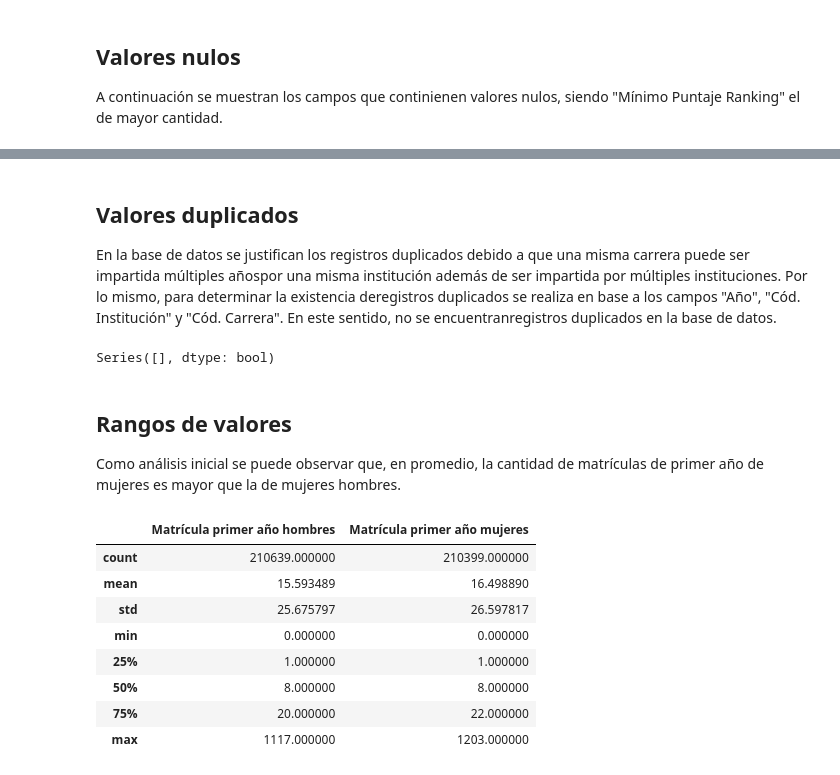
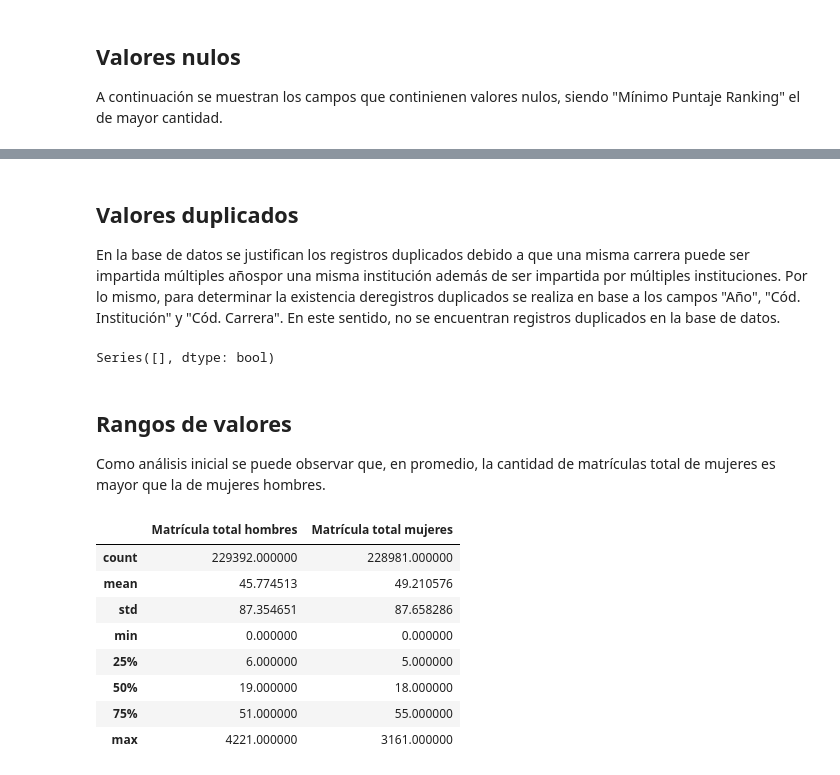
Before and after one commit to gabalvarezmc/proyecto-final, a Jupyter notebook: 01_Analisis_exploratorio.ipynb, the cells around one changed output, grey strips where cells are left out. Drawn from its saved outputs; the diff is of its cells as text; code cells hidden in the pictures.

Commit message:
Updated: 01_Analisis_exploratorio.ipynb, Created: 02_Limpieza_de_datos.ipynb

```diff
--- a/01_Analisis_exploratorio.ipynb
+++ b/01_Analisis_exploratorio.ipynb
@@ -134,6 +198,6 @@ dtype: int64
 # %% [markdown]
 ## Valores duplicados
-En la base de datos se justifican los registros duplicados debido a que una misma carrera puede ser impartida múltiples añospor una misma institución además de ser impartida por múltiples instituciones. Por lo mismo, para determinar la existencia deregistros duplicados se realiza en base a los campos "Año", "Cód. Institución" y "Cód. Carrera". En este sentido, no se encuentranregistros duplicados en la base de datos.
+En la base de datos se justifican los registros duplicados debido a que una misma carrera puede ser impartida múltiples añospor una misma institución además de ser impartida por múltiples instituciones. Por lo mismo, para determinar la existencia deregistros duplicados se realiza en base a los campos "Año", "Cód. Institución" y "Cód. Carrera". En este sentido, no se encuentran registros duplicados en la base de datos.
 # %%
 
 duplicated_rows = df.duplicated(subset=['Año', 'Cód. Institución', 'Cód. Carrera'])
@@ -143,17 +207,17 @@ duplicated_rows
 Series([], dtype: bool)
 # %% [markdown]
 ## Rangos de valores
-Como análisis inicial se puede observar que, en promedio, la cantidad de matrículas de primer año de mujeres es mayor que la de mujeres hombres.
+Como análisis inicial se puede observar que, en promedio, la cantidad de matrículas total de mujeres es mayor que la de mujeres hombres.
 # %%
-cols = ['Matrícula primer año hombres', 'Matrícula primer año mujeres']
+cols = ['Matrícula total hombres', 'Matrícula total mujeres']
 df[cols].describe()
 # %% [output]
-|  | Matrícula primer año hombres | Matrícula primer año mujeres |
-| count | 210639.000000 | 210399.000000 |
-| mean | 15.593489 | 16.498890 |
-| std | 25.675797 | 26.597817 |
+|  | Matrícula total hombres | Matrícula total mujeres |
+| count | 229392.000000 | 228981.000000 |
+| mean | 45.774513 | 49.210576 |
+| std | 87.354651 | 87.658286 |
 | min | 0.000000 | 0.000000 |
-| 25% | 1.000000 | 1.000000 |
-| 50% | 8.000000 | 8.000000 |
-| 75% | 20.000000 | 22.000000 |
-| max | 1117.000000 | 1203.000000 |
+| 25% | 6.000000 | 5.000000 |
+| 50% | 19.000000 | 18.000000 |
+| 75% | 51.000000 | 55.000000 |
+| max | 4221.000000 | 3161.000000 |
```
Also changed, not shown: parts of 9 cells of this notebook, 2 other files.
